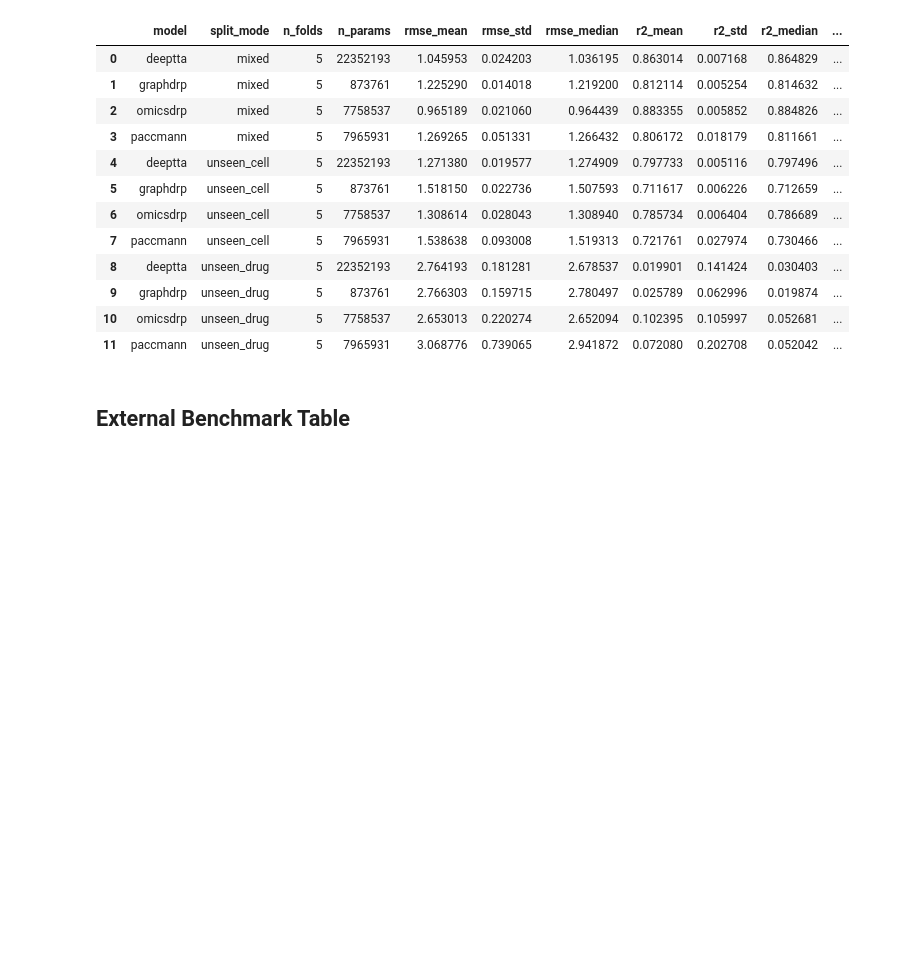
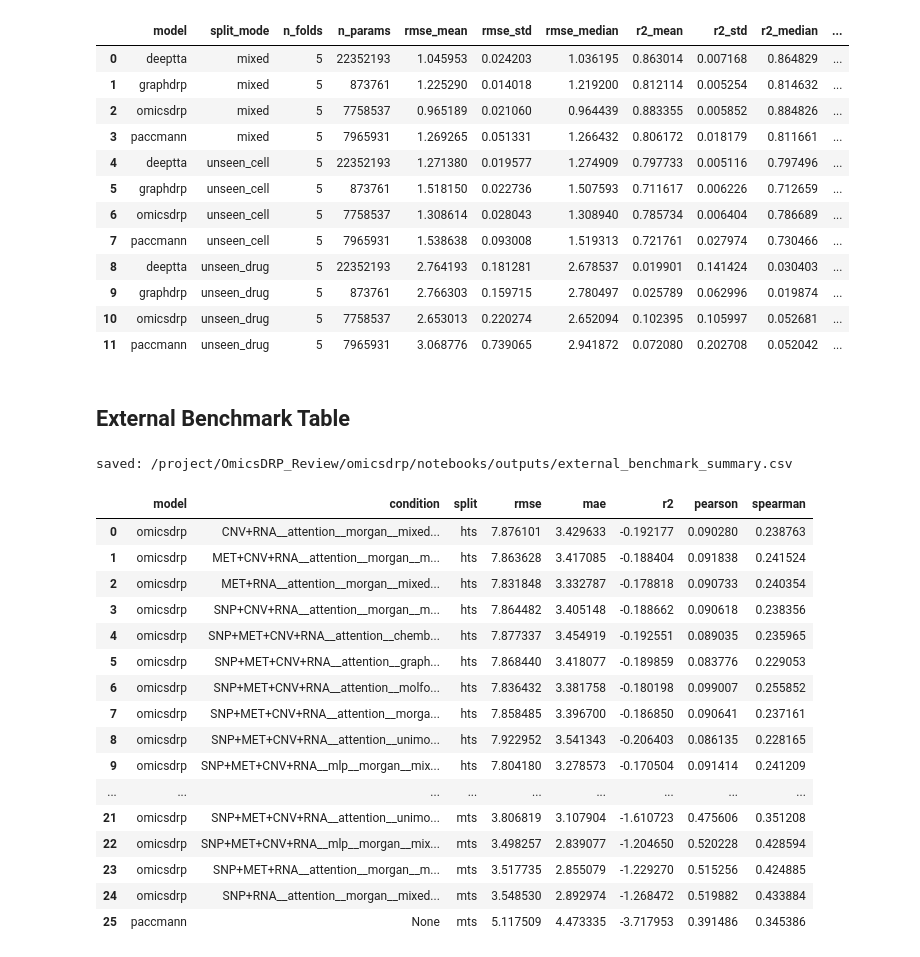
Before and after one commit to jmj3078/OmicsDRP, a Jupyter notebook: omicsdrp/notebooks/results_summary.ipynb, the cells around one changed output. Cells and saved outputs as stored; diff of their text form; code cells hidden in the pictures; blank space fills up the shorter version.

Commit message:
save fold metric and predictions

```diff
--- a/omicsdrp/notebooks/results_summary.ipynb
+++ b/omicsdrp/notebooks/results_summary.ipynb
@@ -536,3 +536,53 @@ saved: /project/OmicsDRP_Review/omicsdrp/notebooks/outputs/benchmark_summary.csv
 | 11 | paccmann | unseen_drug | 5 | 7965931 | 3.068776 | 0.739065 | 2.941872 | 0.072080 | 0.202708 | 0.052042 | ... |
 # %% [markdown]
 ## External Benchmark Table
+# %%
+EXTERNAL_DIR = Path(RESULTS_DIR).parents[1] / 'benchmark' / 'BenchmarkResults' / 'ccle_external'
+EXTERNAL_METRICS = ['rmse', 'mae', 'r2', 'pearson', 'spearman']
+
+def parse_external_tag(stem):
+    # stem is the file name without '_metrics'/'_predictions' suffix, e.g.
+    # 'omicsdrp__SNP+RNA__attention__morgan__mixed__075302__mts' or 'deeptta__hts'
+    parts = stem.split('__')
+    model = parts[0]
+    split = parts[-1]
+    condition = '__'.join(parts[1:-1]) if len(parts) > 2 else None
+    return model, condition, split
+
+def load_external_metrics():
+    rows = []
+    for p in sorted(EXTERNAL_DIR.glob('*_metrics.json')):
+        stem = p.name[:-len('_metrics.json')]
+        model, condition, split = parse_external_tag(stem)
+        d = json.load(open(p))
+        rec = {'model': model, 'condition': condition, 'split': split}
+        for m in EXTERNAL_METRICS:
+            rec[m] = d.get(m, np.nan)
+        rows.append(rec)
+    return pd.DataFrame(rows)
+
+external_bench = load_external_metrics()
+external_bench = external_bench.sort_values(['split', 'model', 'condition']).reset_index(drop=True)
+os.makedirs('outputs', exist_ok=True)
+external_bench.to_csv('outputs/external_benchmark_summary.csv', index=False)
+print('saved:', os.path.abspath('outputs/external_benchmark_summary.csv'))
+external_bench
+# %% [output]
+saved: /project/OmicsDRP_Review/omicsdrp/notebooks/outputs/external_benchmark_summary.csv
+|  | model | condition | split | rmse | mae | r2 | pearson | spearman |
+| 0 | omicsdrp | CNV+RNA__attention__morgan__mixed... | hts | 7.876101 | 3.429633 | -0.192177 | 0.090280 | 0.238763 |
+| 1 | omicsdrp | MET+CNV+RNA__attention__morgan__m... | hts | 7.863628 | 3.417085 | -0.188404 | 0.091838 | 0.241524 |
+| 2 | omicsdrp | MET+RNA__attention__morgan__mixed... | hts | 7.831848 | 3.332787 | -0.178818 | 0.090733 | 0.240354 |
+| 3 | omicsdrp | SNP+CNV+RNA__attention__morgan__m... | hts | 7.864482 | 3.405148 | -0.188662 | 0.090618 | 0.238356 |
+| 4 | omicsdrp | SNP+MET+CNV+RNA__attention__chemb... | hts | 7.877337 | 3.454919 | -0.192551 | 0.089035 | 0.235965 |
+| 5 | omicsdrp | SNP+MET+CNV+RNA__attention__graph... | hts | 7.868440 | 3.418077 | -0.189859 | 0.083776 | 0.229053 |
+| 6 | omicsdrp | SNP+MET+CNV+RNA__attention__molfo... | hts | 7.836432 | 3.381758 | -0.180198 | 0.099007 | 0.255852 |
+| 7 | omicsdrp | SNP+MET+CNV+RNA__attention__morga... | hts | 7.858485 | 3.396700 | -0.186850 | 0.090641 | 0.237161 |
+| 8 | omicsdrp | SNP+MET+CNV+RNA__attention__unimo... | hts | 7.922952 | 3.541343 | -0.206403 | 0.086135 | 0.228165 |
+| 9 | omicsdrp | SNP+MET+CNV+RNA__mlp__morgan__mix... | hts | 7.804180 | 3.278573 | -0.170504 | 0.091414 | 0.241209 |
+| ... | ... | ... | ... | ... | ... | ... | ... | ... |
+| 21 | omicsdrp | SNP+MET+CNV+RNA__attention__unimo... | mts | 3.806819 | 3.107904 | -1.610723 | 0.475606 | 0.351208 |
+| 22 | omicsdrp | SNP+MET+CNV+RNA__mlp__morgan__mix... | mts | 3.498257 | 2.839077 | -1.204650 | 0.520228 | 0.428594 |
+| 23 | omicsdrp | SNP+MET+RNA__attention__morgan__m... | mts | 3.517735 | 2.855079 | -1.229270 | 0.515256 | 0.424885 |
+| 24 | omicsdrp | SNP+RNA__attention__morgan__mixed... | mts | 3.548530 | 2.892974 | -1.268472 | 0.519882 | 0.433884 |
+| 25 | paccmann | None | mts | 5.117509 | 4.473335 | -3.717953 | 0.391486 | 0.345386 |
```
Also changed, not shown: parts of 1 cell of this notebook, 3 other files.
